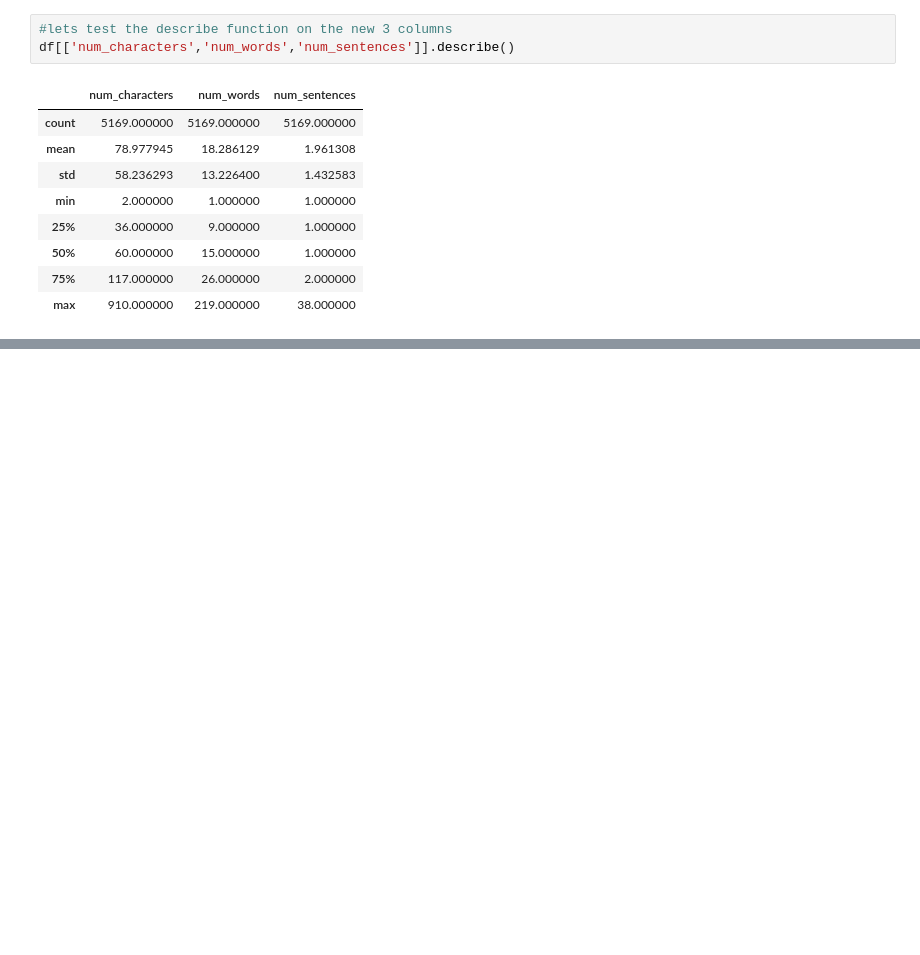
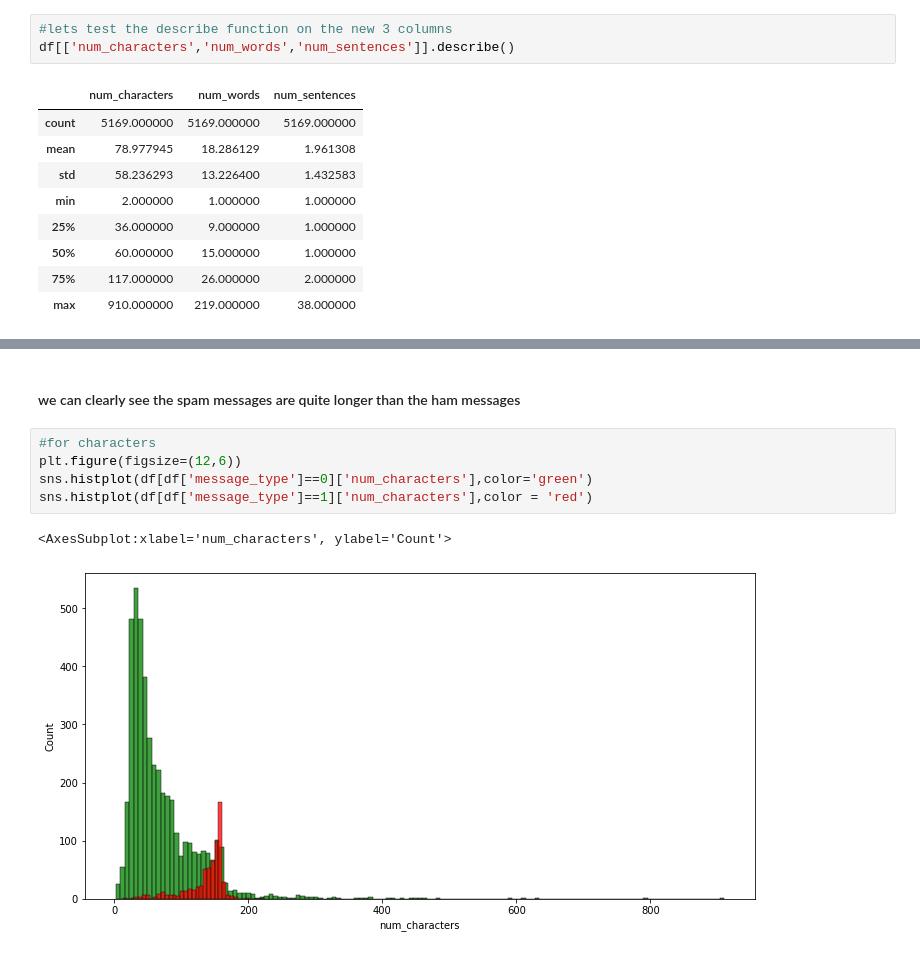
Before and after one commit to RiyaParikh0112/100-Days-of-ML, a Jupyter notebook: sms-spam-classification.ipynb, the cells around one changed output, grey strips where cells are left out. Cells and saved outputs as stored; diff of their text form; blank space fills up the shorter version.

Commit message:
Kaggle Notebook | SMS-spam-classification | Version 7

```diff
--- a/sms-spam-classification.ipynb
+++ b/sms-spam-classification.ipynb
@@ -228,0 +258,11 @@ df[['num_characters','num_words','num_sentences']].describe()
+# %% [markdown]
+
+#### we can clearly see the spam messages are quite longer than the ham messages
+# %%
+#for characters
+plt.figure(figsize=(12,6))
+sns.histplot(df[df['message_type']==0]['num_characters'],color='green')
+sns.histplot(df[df['message_type']==1]['num_characters'],color = 'red')
+# %% [output]
+<AxesSubplot:xlabel='num_characters', ylabel='Count'>
+[figure, added]
```
Also changed, not shown: parts of 12 cells of this notebook.
